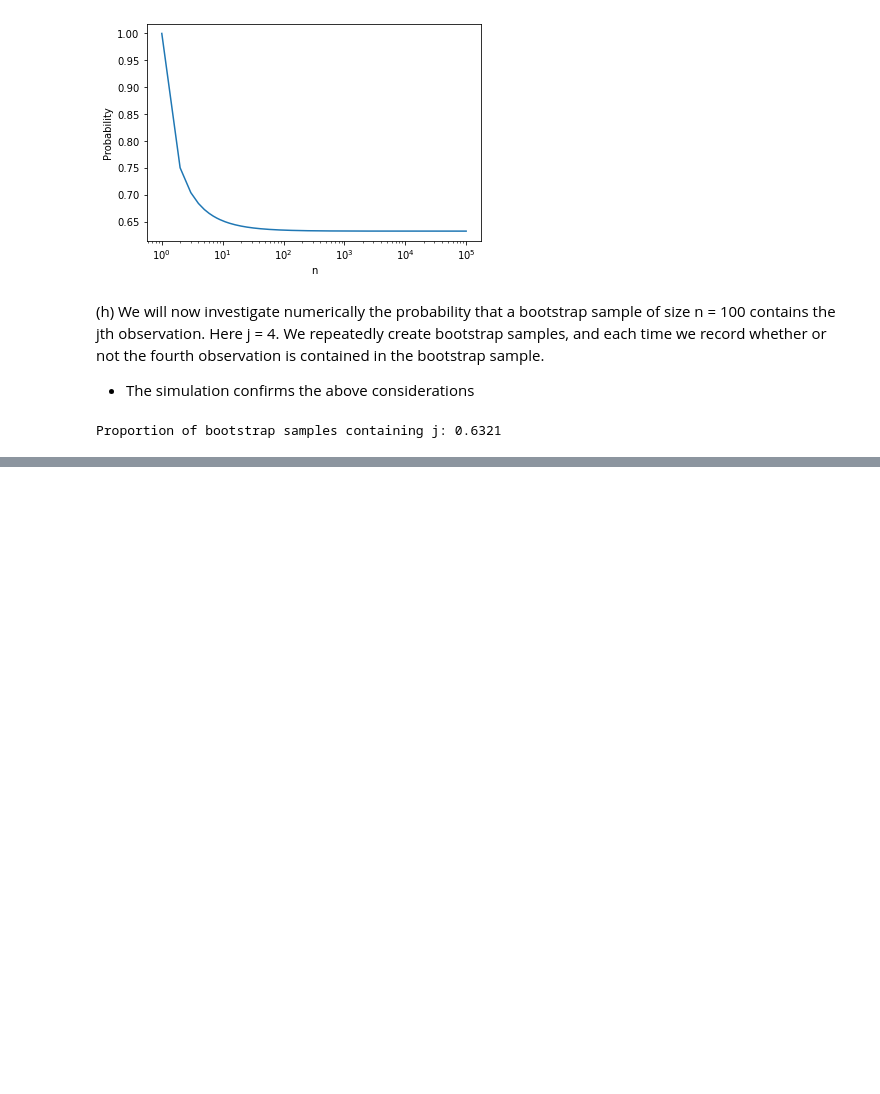
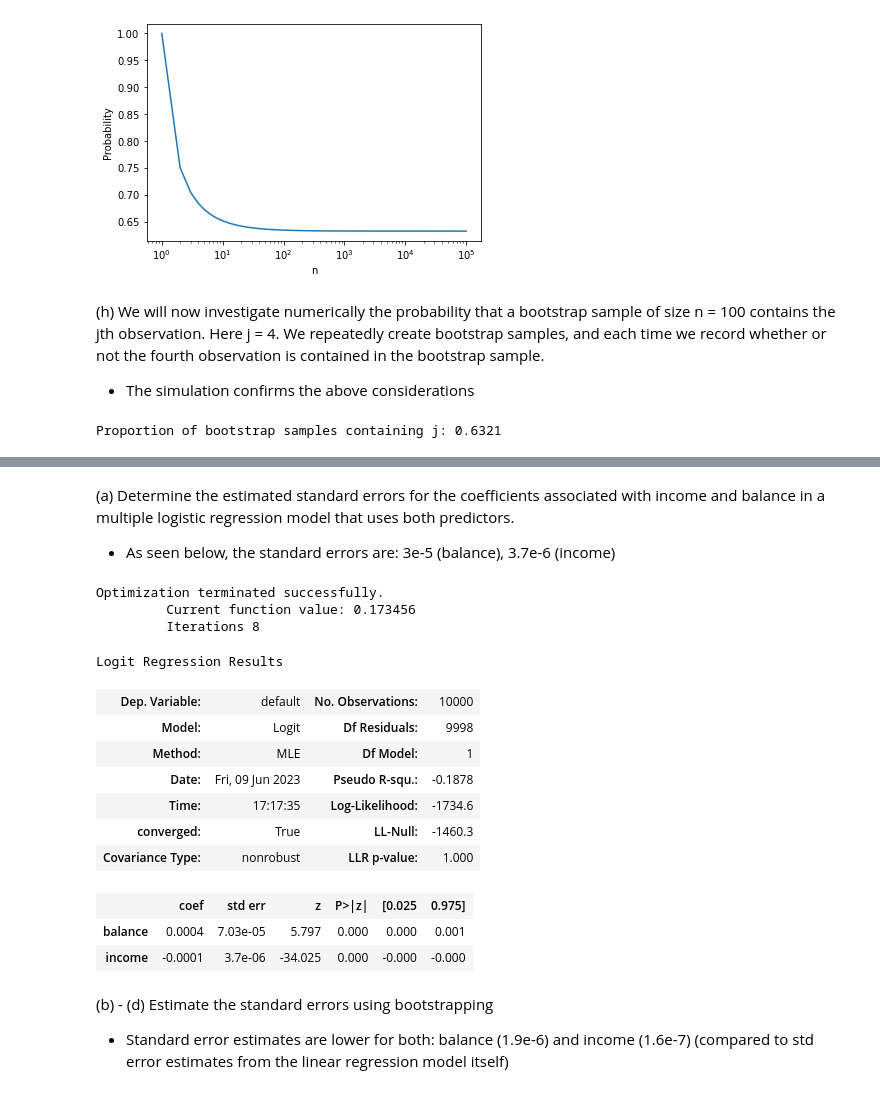
Before and after one commit to bartkowiaktomasz/introduction-to-statistical-learning-python, a Jupyter notebook: notebooks/Chapter_5.ipynb, the cells around one changed output, grey strips where cells are left out. Saved outputs shown, nothing was run; the diff lists cells and outputs as text; code cells hidden in the pictures; blank space fills up the shorter version.

```diff
--- a/notebooks/Chapter_5.ipynb
+++ b/notebooks/Chapter_5.ipynb
@@ -94,0 +110,5 @@ $$
+# %%
+default_df = pd.read_csv("../data/Default.csv", index_col=0)
+default_df["student"] = default_df["student"].map(lambda x: 1 if x == "Yes" else 0)
+default_df["default"] = default_df["default"].map(lambda x: 1 if x == "Yes" else 0)
+default_df = sm.add_constant(default_df)
@@ -94,0 +182,31 @@ $$
+# %% [markdown]
+(a) Determine the estimated standard errors for the coefficients associated with income and balance in a multiple logistic regression model that uses both predictors.
+- As seen below, the standard errors are: 3e-5 (balance), 3.7e-6 (income)
+# %%
+default_df = pd.read_csv("../data/Default.csv", index_col=0)
+default_df["student"] = default_df["student"].map(lambda x: 1 if x == "Yes" else 0)
+default_df["default"] = default_df["default"].map(lambda x: 1 if x == "Yes" else 0)
+# %%
+X_train = default_df.drop(columns=["default", "student"])
+y_train = default_df[["default"]]
+model = sm.Logit(y_train, X_train)
+results = model.fit().summary()
+results
+# %% [output]
+Optimization terminated successfully.
+         Current function value: 0.173456
+         Iterations 8
+Logit Regression Results
+| Dep. Variable: | default | No. Observations: | 10000 |
+| Model: | Logit | Df Residuals: | 9998 |
+| Method: | MLE | Df Model: | 1 |
+| Date: | Fri, 09 Jun 2023 | Pseudo R-squ.: | -0.1878 |
+| Time: | 17:17:35 | Log-Likelihood: | -1734.6 |
+| converged: | True | LL-Null: | -1460.3 |
+| Covariance Type: | nonrobust | LLR p-value: | 1.000 |
+|  | coef | std err | z | P>|z| | [0.025 | 0.975] |
+| balance | 0.0004 | 7.03e-05 | 5.797 | 0.000 | 0.000 | 0.001 |
+| income | -0.0001 | 3.7e-06 | -34.025 | 0.000 | -0.000 | -0.000 |
+# %% [markdown]
+(b) - (d) Estimate the standard errors using bootstrapping
+- Standard error estimates are lower for both: balance (1.9e-6) and income (1.6e-7) (compared to std error estimates from the linear regression model itself)
```
Also changed, not shown: parts of 50 cells of this notebook, 15 other files.
